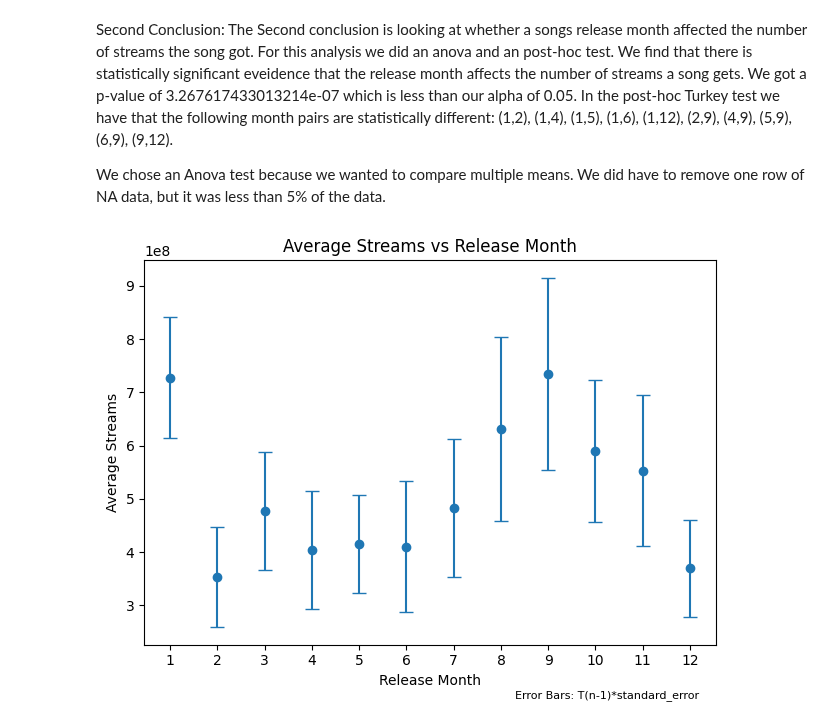
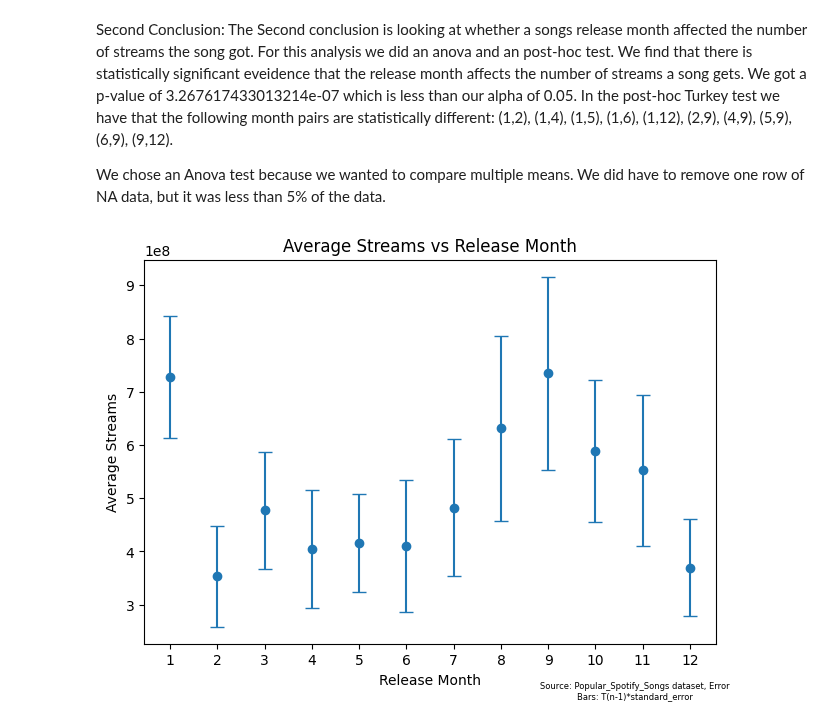
Before and after one commit to JoshuaHildebrand/CMSC320_Project, a Jupyter notebook: Project.ipynb, the cells around one changed output. Saved outputs shown, nothing was run; the diff lists cells and outputs as text; code cells hidden in the pictures.

```diff
--- a/Project.ipynb
+++ b/Project.ipynb
@@ -173,33 +173,33 @@ We chose an Anova test because we wanted to compare multiple means. We did have
 # %%
 # Trying to create confidence intervals for ANOVA test, showing confidence
 # intervals might be better than using boxplots since ANOVA tests means not
 # Medians.
 
 
 
 df_ANOVA = df[['streams','released_month']]
 
 df_95conf = df_ANOVA.groupby('released_month')['streams'].mean().reset_index(name='mean')
 df_95conf['std_error'] = df_ANOVA.groupby('released_month')['streams'].sem().values
 
 df_95conf['n'] = df_ANOVA.groupby('released_month').size().values
 
 df_95conf['t_stat'] = stats.t.ppf(0.975, df_95conf['n'] - 1)
 
 
 plt.errorbar(df_95conf['released_month'], df_95conf['mean'],
              yerr=df_95conf['std_error']*df_95conf['t_stat'],
              fmt='o', capsize=5)
 plt.title('Average Streams vs Release Month')
 plt.xlabel('Release Month')
 plt.ylabel('Average Streams')
 plt.xticks([1,2,3,4,5,6,7,8,9,10,11,12])
 ax.set_yticklabels(['1*10^8','2*10^8','3*10^8','4*10^8'])
-cap = 'Error Bars: T(n-1)*standard_error'
-plt.figtext(0.95, 0.01, cap, wrap=True, horizontalalignment='right', fontsize=8)
+cap = 'Source: Popular_Spotify_Songs dataset, Error Bars: T(n-1)*standard_error'
+plt.figtext(0.85, 0.01, cap, wrap=True, horizontalalignment='center', fontsize=6)
 plt.tight_layout()
 
 
 plt.show()
 # %% [output]
-[figure, old version]
+[figure, new version]
```
Also changed, not shown: parts of 1 cell of this notebook.
